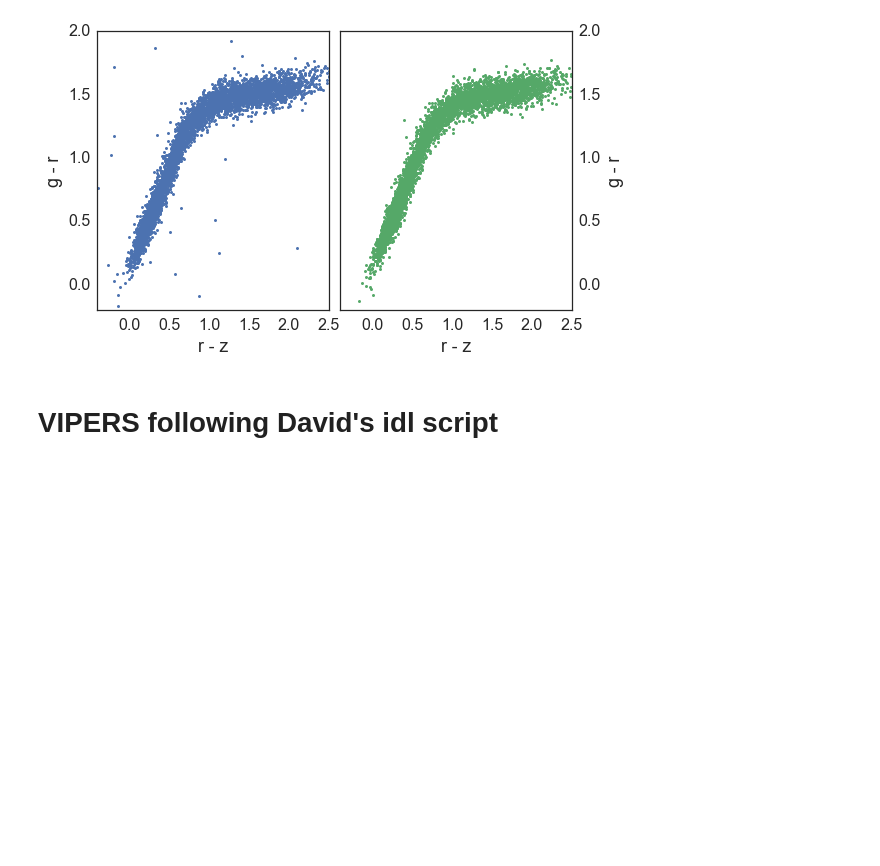
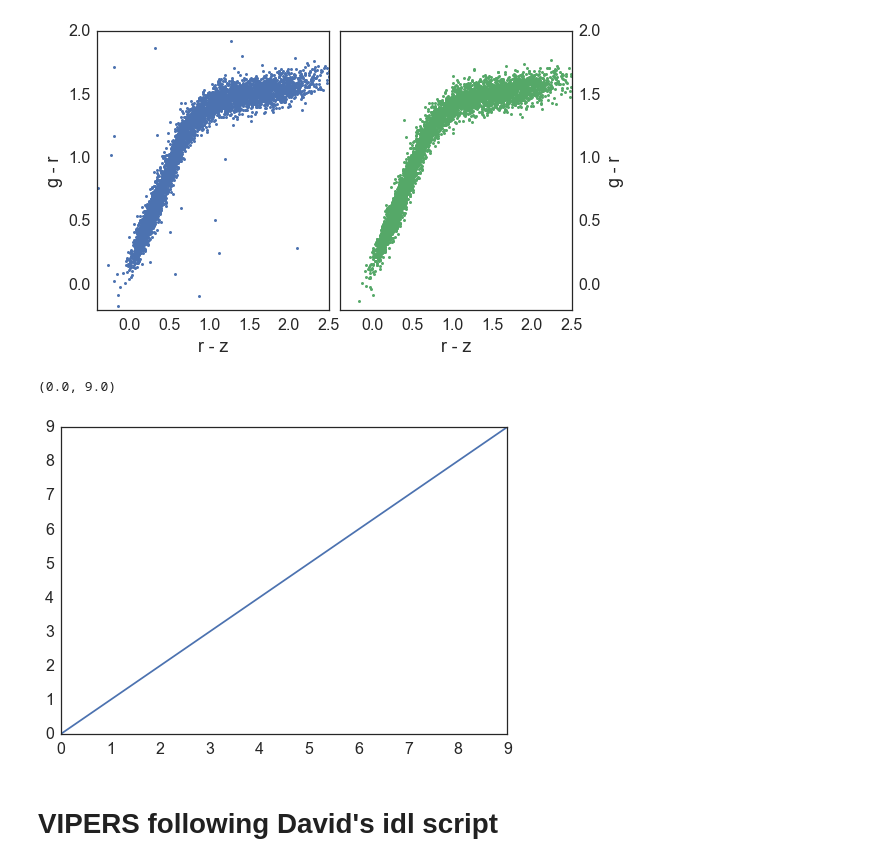
Before and after one commit to kaylanb/thesis_code, a Jupyter notebook: decals_sim/MoG.ipynb, the cells around one changed output. Cells and saved outputs as stored; diff of their text form; code cells hidden in the pictures; blank space fills up the shorter version.

```diff
--- a/decals_sim/MoG.ipynb
+++ b/decals_sim/MoG.ipynb
@@ -458,6 +458,12 @@ fig.subplots_adjust(wspace=0.05, hspace=0.1)
 plt.savefig('stars.png')
 # %% [output]
 [figure]
+# %%
+plt.plot(range(10))
+plt.ylim(None)
+# %% [output]
+(0.0, 9.0)
+[figure, added]
 # %% [markdown]
 # VIPERS following David's idl script
 # %%
```
Also changed, not shown: parts of 1 cell of this notebook, 3 other files.
